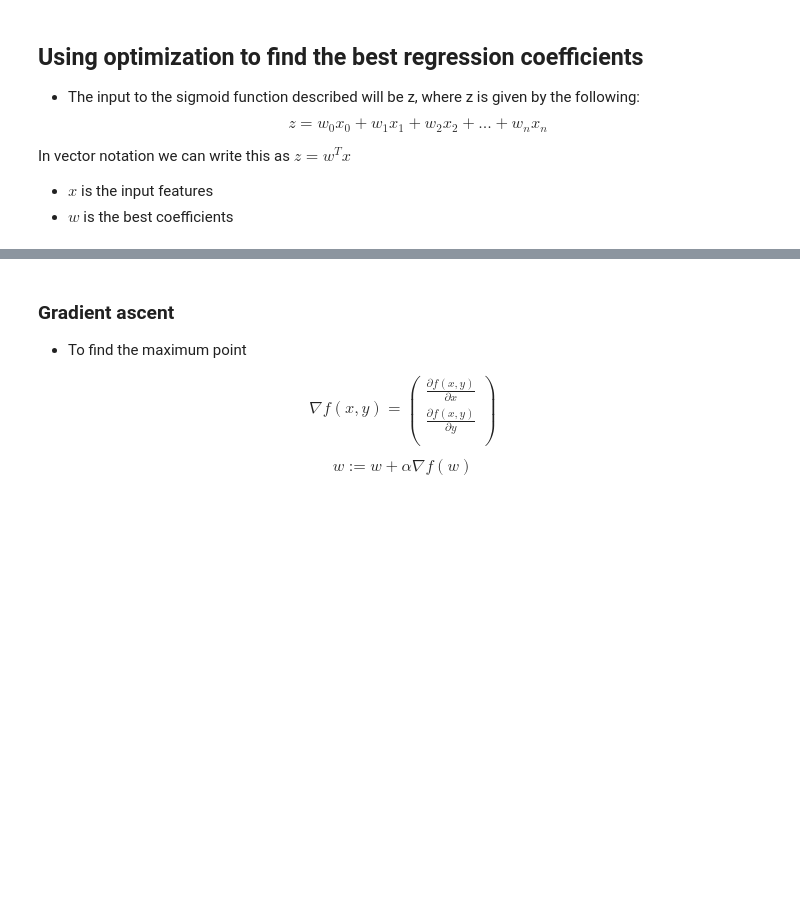
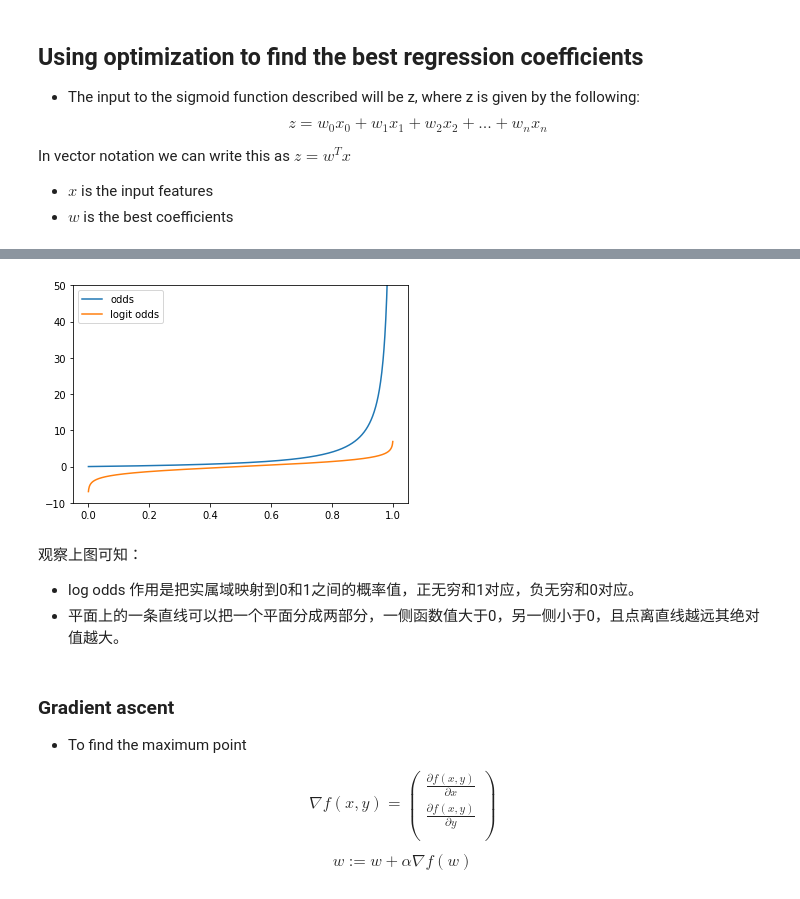
Before and after one commit to taicaile/study_notes, a Jupyter notebook: 002_MachineLearninginAction/Chapter 5 Logistic regression/Chapter 5 Logistic regression.ipynb, the cells around one changed output, grey strips where cells are left out. Drawn from its saved outputs; the diff is of its cells as text; code cells hidden in the pictures; blank space fills up the shorter version.

```diff
--- a/002_MachineLearninginAction/Chapter 5 Logistic regression/Chapter 5 Logistic regression.ipynb
+++ b/002_MachineLearninginAction/Chapter 5 Logistic regression/Chapter 5 Logistic regression.ipynb
@@ -36,3 +42,24 @@ In vector notation we can write this as $z = w^Tx$
+# %%
+%matplotlib inline
+import numpy as np
+import matplotlib.pyplot as plt
+
+# the range of propability from 0 to 1
+p = np.arange(0.001,1,0.001)
+odds = p/(1-p)
+logitP = np.log(odds)
+plt.figure()
+plt.plot(p,odds,label='odds')
+plt.plot(p,logitP,label='logit odds')
+plt.ylim(-10,50)
+plt.legend()
+plt.show()
+# %% [output]
+[figure, added]
+# %% [markdown]
+观察上图可知：
+- log odds 作用是把实属域映射到0和1之间的概率值，正无穷和1对应，负无穷和0对应。
+- 平面上的一条直线可以把一个平面分成两部分，一侧函数值大于0，另一侧小于0，且点离直线越远其绝对值越大。
 # %% [markdown]
 ### Gradient ascent
 - To find the maximum point
```
Also changed, not shown: parts of 13 cells of this notebook.
